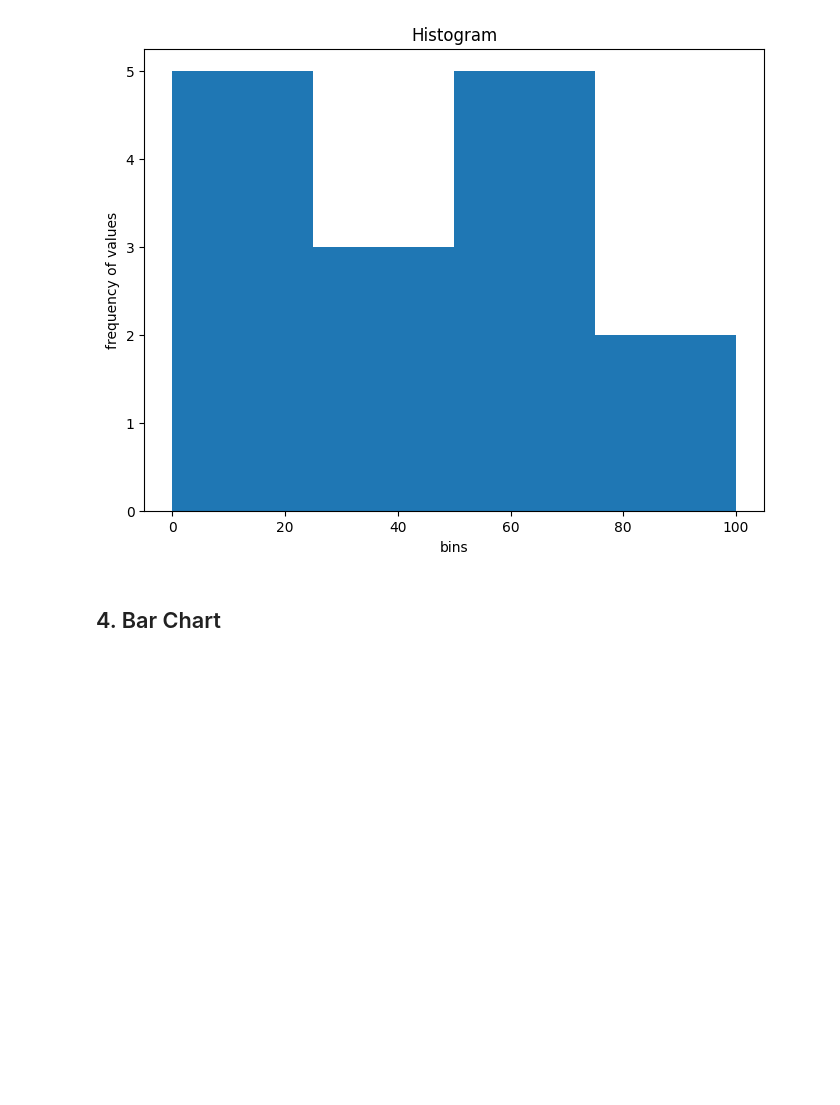
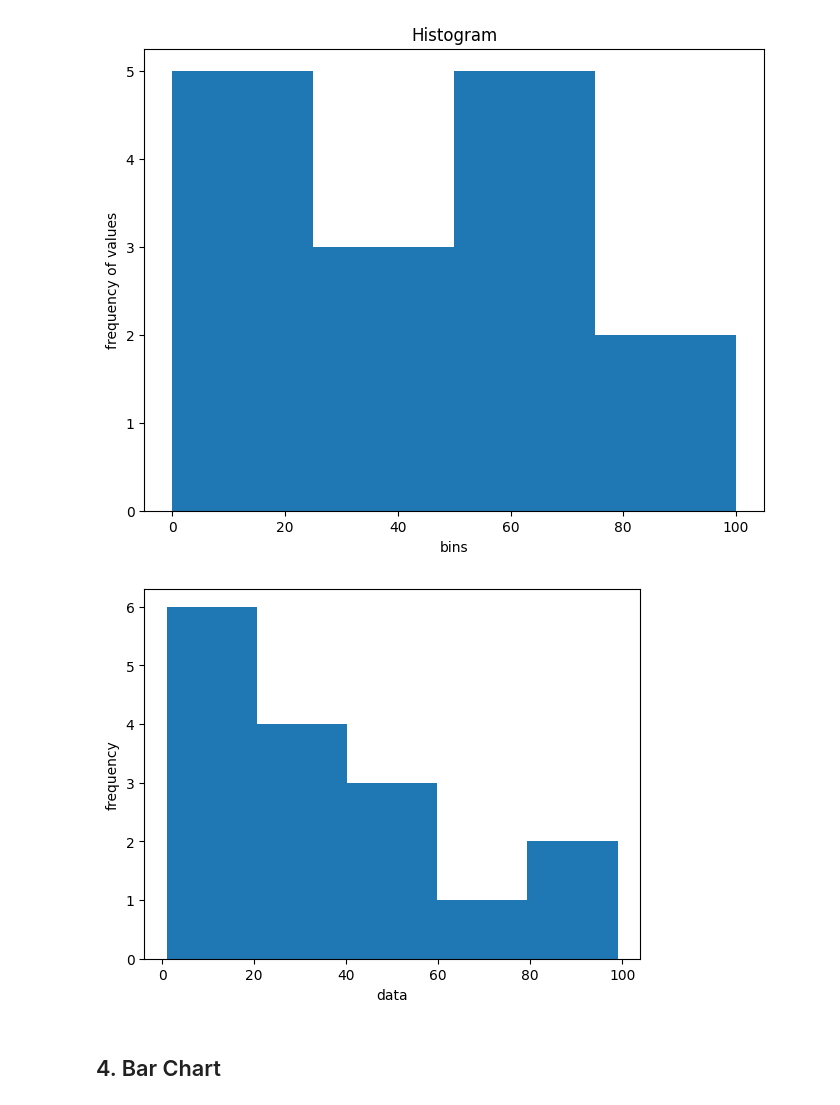
Before and after one commit to kruthi-sb/Data_science, a Jupyter notebook: LAB/expt2_matplotlib.ipynb, the cells around one changed output. Saved outputs shown, nothing was run; the diff lists cells and outputs as text; code cells hidden in the pictures; blank space fills up the shorter version.

```diff
--- a/LAB/expt2_matplotlib.ipynb
+++ b/LAB/expt2_matplotlib.ipynb
@@ -137,6 +177,16 @@ plt.title("Histogram")
 plt.show()
 # %% [output]
 [figure]
+# %%
+# replication
+data_h = [1,2,33,4,42,23,56,6,33,4,11,45,63,88,99,25]
+
+plt.hist(data_h, bins = 5, )
+plt.xlabel("data")
+plt.ylabel("frequency")
+plt.show()
+# %% [output]
+[figure, added]
 # %% [markdown]
 ## 4. Bar Chart
 # %%
```
Also changed, not shown: parts of 13 cells of this notebook.
